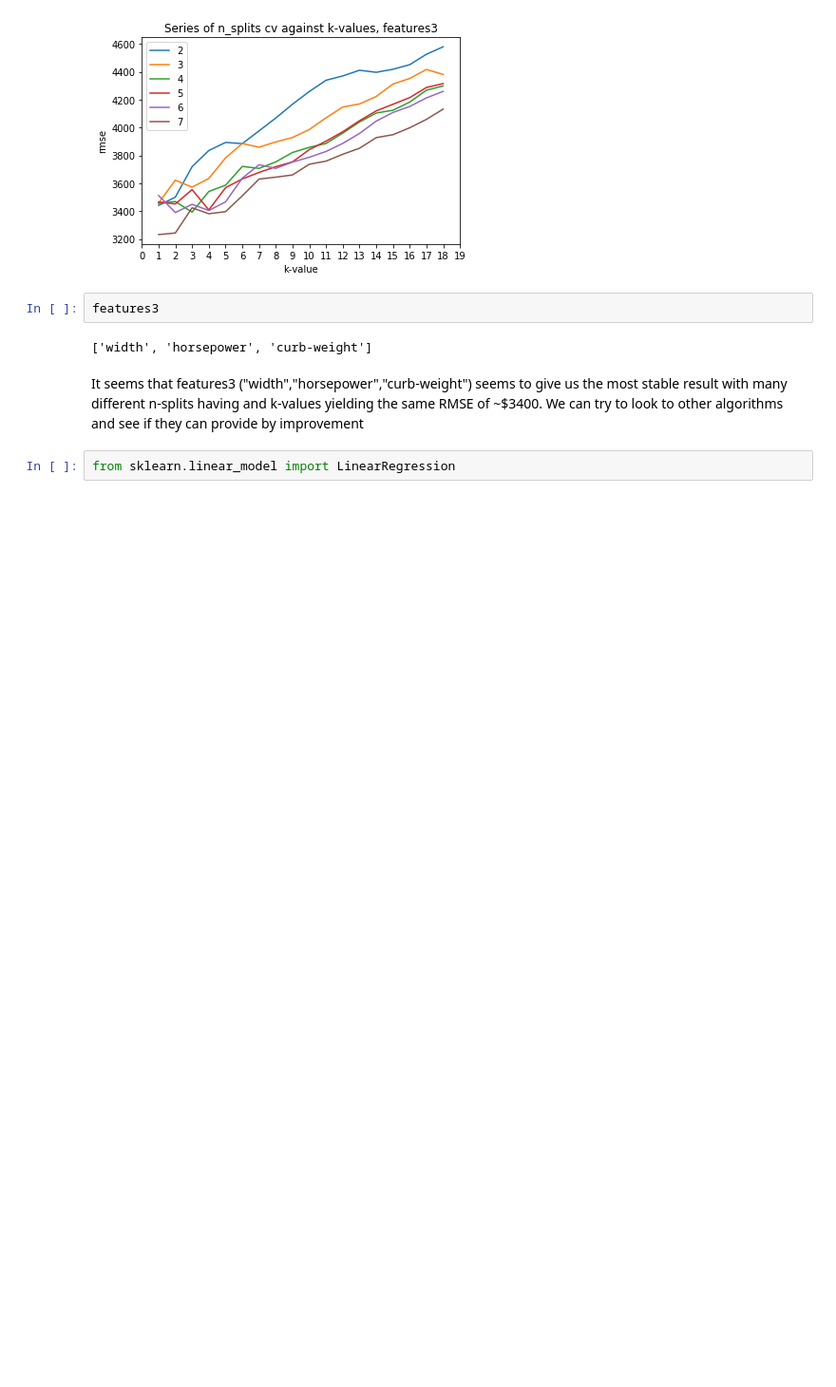
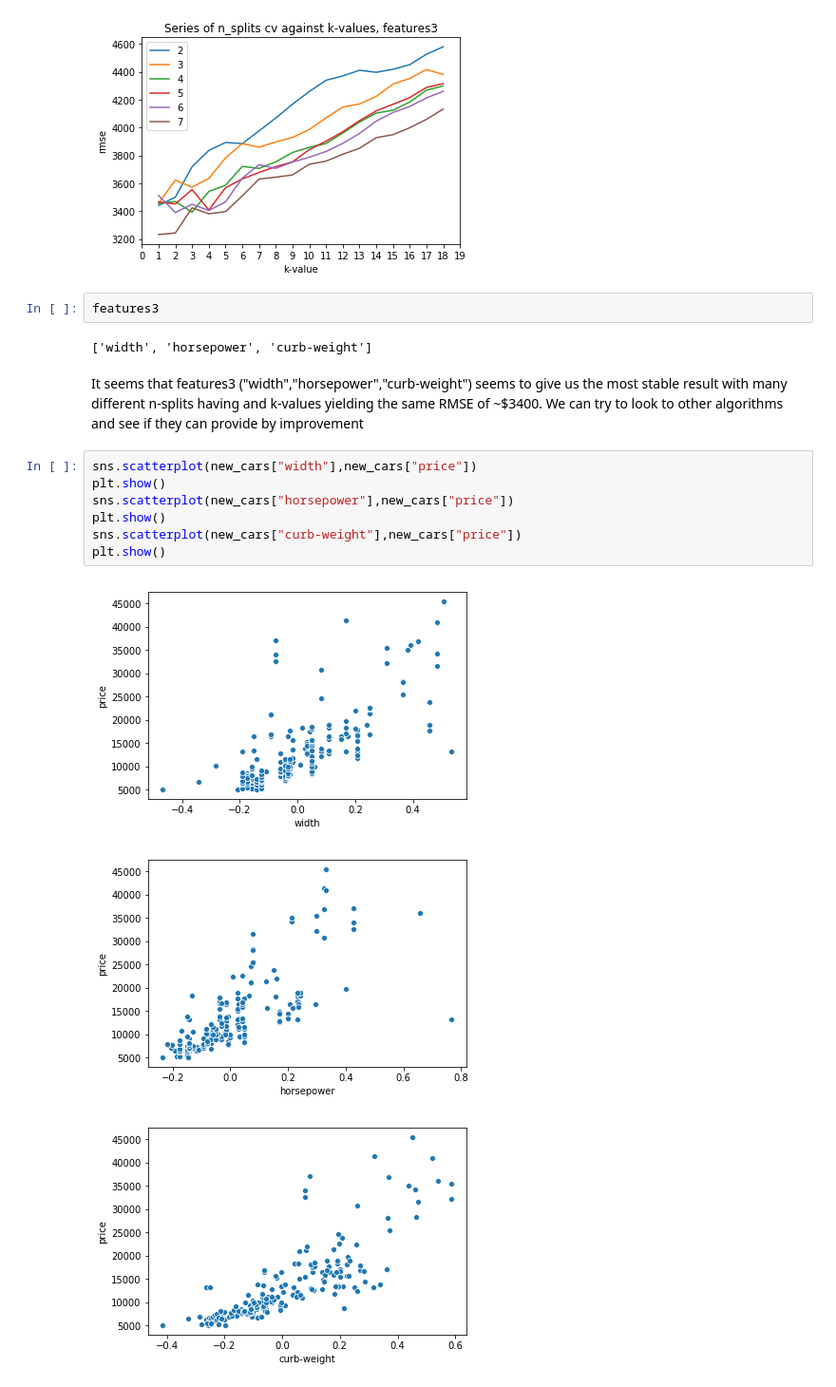
Before and after one commit to vta92/DS_projects, a Jupyter notebook: Predicting_car_project/car_prediction.ipynb, the cells around one changed output. Shown at 95% size. Drawn from its saved outputs; the diff is of its cells as text; blank space fills up the shorter version.

```diff
--- a/Predicting_car_project/car_prediction.ipynb
+++ b/Predicting_car_project/car_prediction.ipynb
@@ -338,5 +338,14 @@ features3
 ['width', 'horsepower', 'curb-weight']
 # %% [markdown]
 It seems that features3 ("width","horsepower","curb-weight") seems to give us the most stable result with many different n-splits having and k-values yielding the same RMSE of ~$3400. We can try to look to other algorithms and see if they can provide by improvement
-# %%
-from sklearn.linear_model import LinearRegression
+# %%
+sns.scatterplot(new_cars["width"],new_cars["price"])
+plt.show()
+sns.scatterplot(new_cars["horsepower"],new_cars["price"])
+plt.show()
+sns.scatterplot(new_cars["curb-weight"],new_cars["price"])
+plt.show()
+# %% [output]
+[figure, added]
+[figure, added]
+[figure, added]
```
Also changed, not shown: parts of 4 cells of this notebook.
